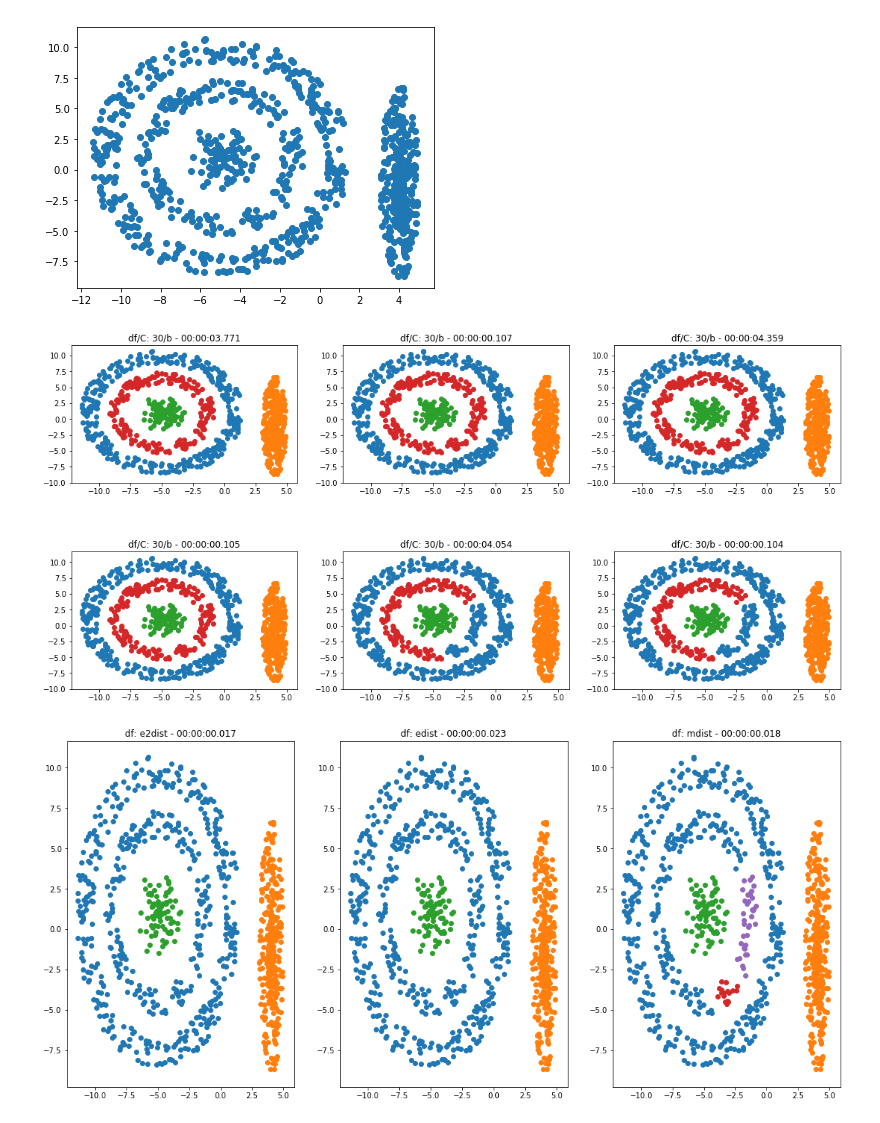
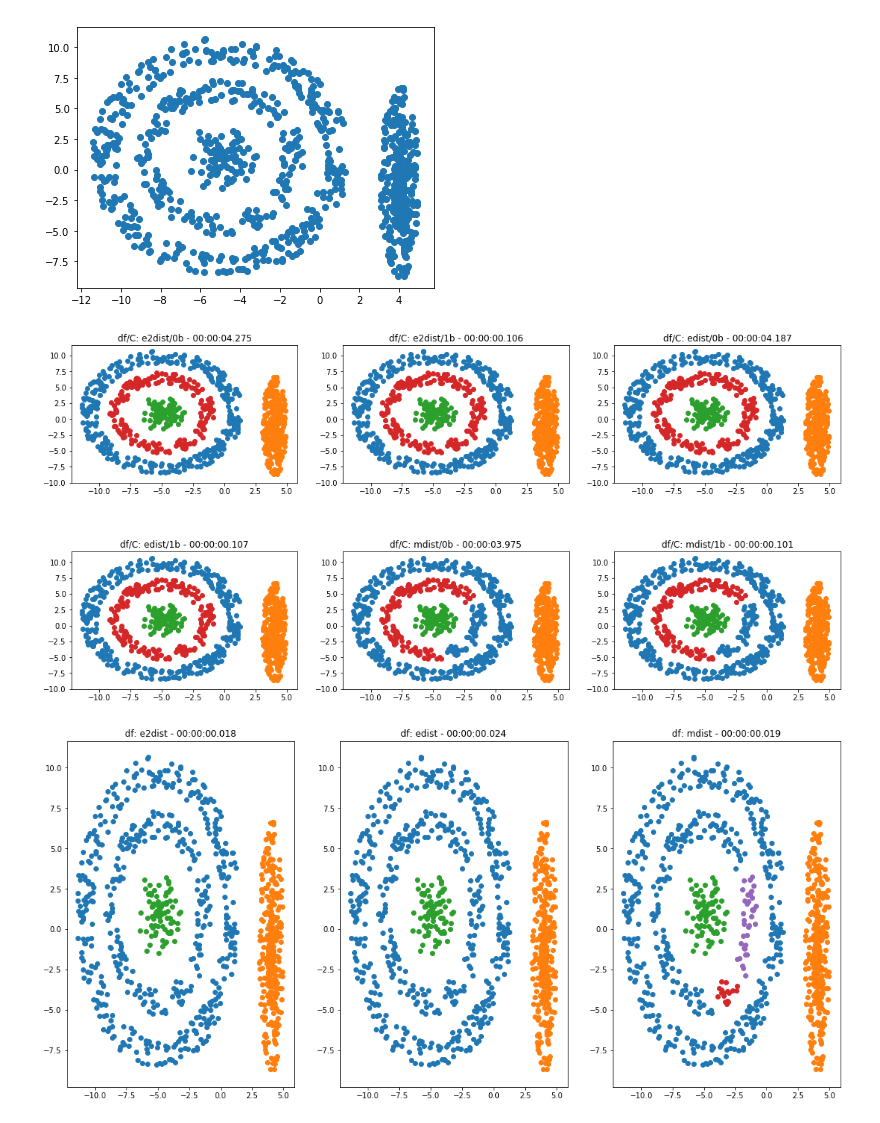
Before and after one commit to KxSystems/ml, a Jupyter notebook: clust/notebooks/clustering.ipynb, the cells around one changed output. Saved outputs shown, nothing was run; the diff lists cells and outputs as text; code cells hidden in the pictures.

```diff
--- a/clust/notebooks/clustering.ipynb
+++ b/clust/notebooks/clustering.ipynb
@@ -92,9 +92,9 @@ plt[`:show][];
 # %% [output]
 [figure]
 # %%
-plot[`cure;d3;(4;30),/:enlist each{![`df`c`b`s;x]}each(cross/)(-1_df;0;01b;0b)]
+plot[`cure;d3;(4;30),/:enlist each{![`df`b;x]}each(cross/)(-1_df;01b)]
 # %% [output]
-[figure, old version]
+[figure, new version]
 # %%
 plot[`dbscan;d3;(cross/)(-1_df;2;1.2)]
 # %% [output]
```
Also changed, not shown: parts of 4 cells of this notebook, 4 other files.
